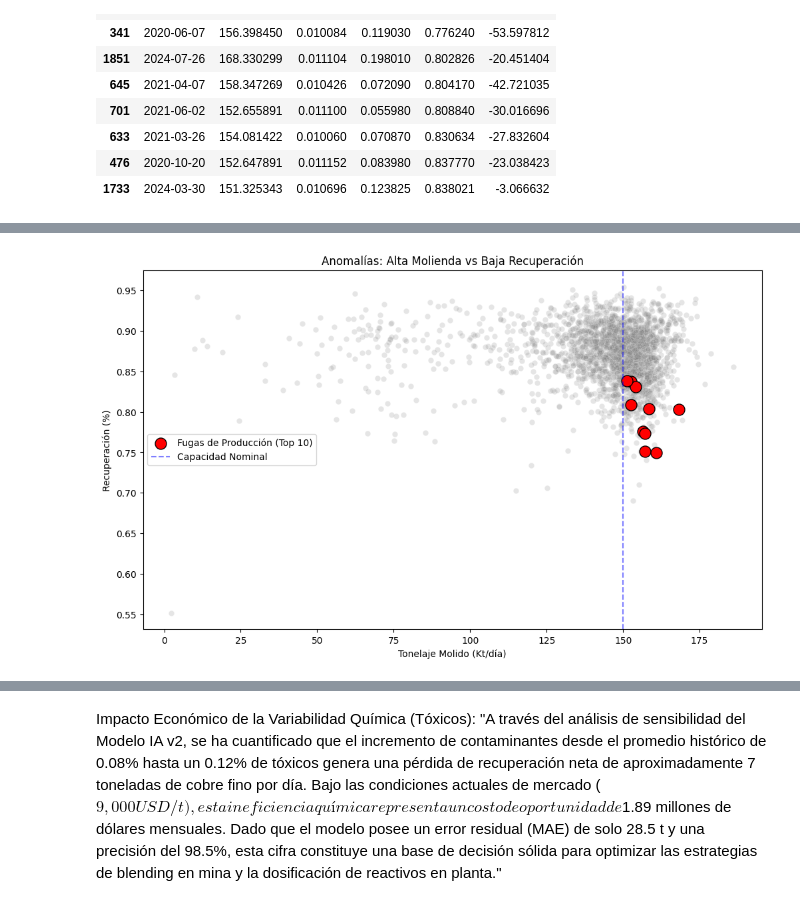
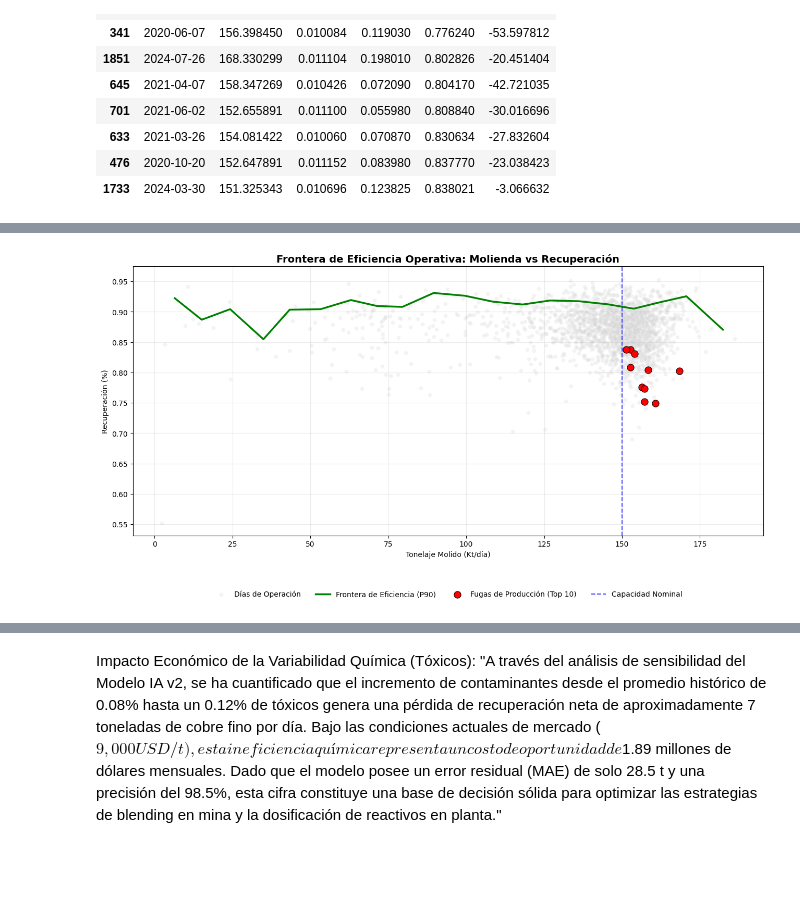
Before and after one commit to raultyv/Machine_learning, a Jupyter notebook: RF_plan_mensual.ipynb, the cells around one changed output, grey strips where cells are left out. Drawn from its saved outputs; the diff is of its cells as text; code cells hidden in the pictures; blank space fills up the shorter version.

```diff
--- a/RF_plan_mensual.ipynb
+++ b/RF_plan_mensual.ipynb
@@ -220,22 +854,107 @@ plt.show()
 # %%
 ## frontera de eficiencia
 import matplotlib.pyplot as plt
 import seaborn as sns
 
 # Creamos una columna para marcar los días atípicos en el dataframe original
 df_limpio['Es_Atipico'] = df_limpio.index.isin([673, 598, 672, 341, 1851, 645, 701, 633, 476, 1733])
 
 plt.figure(figsize=(12, 7))
 # Fondo: Todos los días de operación
 sns.scatterplot(data=df_limpio, x='Molido_Kt', y='Rec_Pct', alpha=0.2, color='gray')
 # Resaltado: Los 10 días de la lista
 sns.scatterplot(data=df_limpio[df_limpio['Es_Atipico']], x='Molido_Kt', y='Rec_Pct', color='red', s=150, edgecolor='black', label='Fugas de Producción (Top 10)')
 
 plt.axvline(150, color='blue', linestyle='--', alpha=0.5, label='Capacidad Nominal')
 plt.title('Anomalías: Alta Molienda vs Baja Recuperación')
 plt.xlabel('Tonelaje Molido (Kt/día)')
 plt.ylabel('Recuperación (%)')
 plt.legend()
 plt.show()
+
+#Hay días con alto molido que no logran buena recuperación
+
+## mejora
+import numpy as np
+import pandas as pd
+
+# Creamos bins de molido
+df_limpio['Molido_bin'] = pd.cut(df_limpio['Molido_Kt'], bins=20)
+
+# Calculamos la frontera como el percentil 90 de recuperación
+frontera = (
+    df_limpio
+    .groupby('Molido_bin')
+    .agg({
+        'Molido_Kt': 'mean',
+        'Rec_Pct': lambda x: np.percentile(x, 90)
+    })
+    .dropna()
+)
+
+plt.figure(figsize=(13, 7))
+
+# 1. Fondo histórico
+sns.scatterplot(
+    data=df_limpio,
+    x='Molido_Kt',
+    y='Rec_Pct',
+    color='lightgray',
+    alpha=0.25,
+    s=30,
+    label='Días de Operación'
+)
+
+# 2. Frontera de eficiencia
+plt.plot(
+    frontera['Molido_Kt'],
+    frontera['Rec_Pct'],
+    color='green',
+    linewidth=2.5,
+    label='Frontera de Eficiencia (P90)'
+)
+
+# 3. Top 10 fugas (más contenido)
+sns.scatterplot(
+    data=df_limpio[df_limpio['Es_Atipico']],
+    x='Molido_Kt',
+    y='Rec_Pct',
+    color='red',
+    s=90,
+    edgecolor='black',
+    label='Fugas de Producción (Top 10)'
+)
+
+# 4. Capacidad nominal
+plt.axvline(
+    150,
+    color='blue',
+    linestyle='--',
+    linewidth=1.5,
+    alpha=0.7,
+    label='Capacidad Nominal'
+)
+
+# 5. Etiquetas
+plt.title(
+    'Frontera de Eficiencia Operativa: Molienda vs Recuperación',
+    fontsize=14,
+    fontweight='bold'
+)
+
+plt.xlabel('Tonelaje Molido (Kt/día)')
+plt.ylabel('Recuperación (%)')
+
+# 6. Leyenda tipo Excel
+plt.legend(
+    loc='upper center',
+    bbox_to_anchor=(0.5, -0.18),
+    ncol=4,
+    frameon=False
+)
+
+plt.grid(True, alpha=0.25)
+plt.tight_layout()
+plt.show()
 # %% [output]
-[figure, old version]
+[figure, new version]
```
Also changed, not shown: parts of 35 cells of this notebook.
